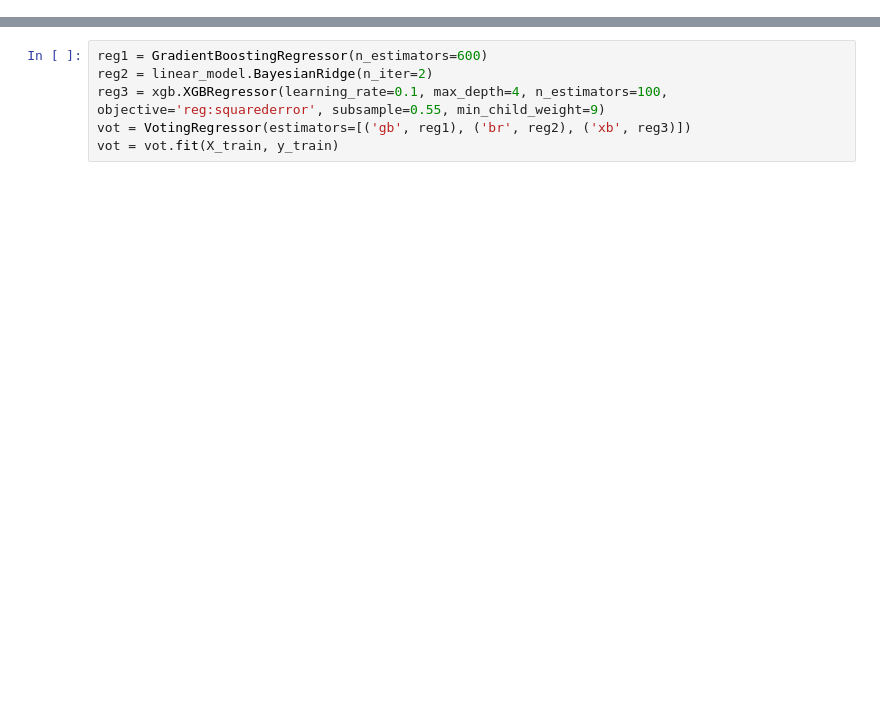
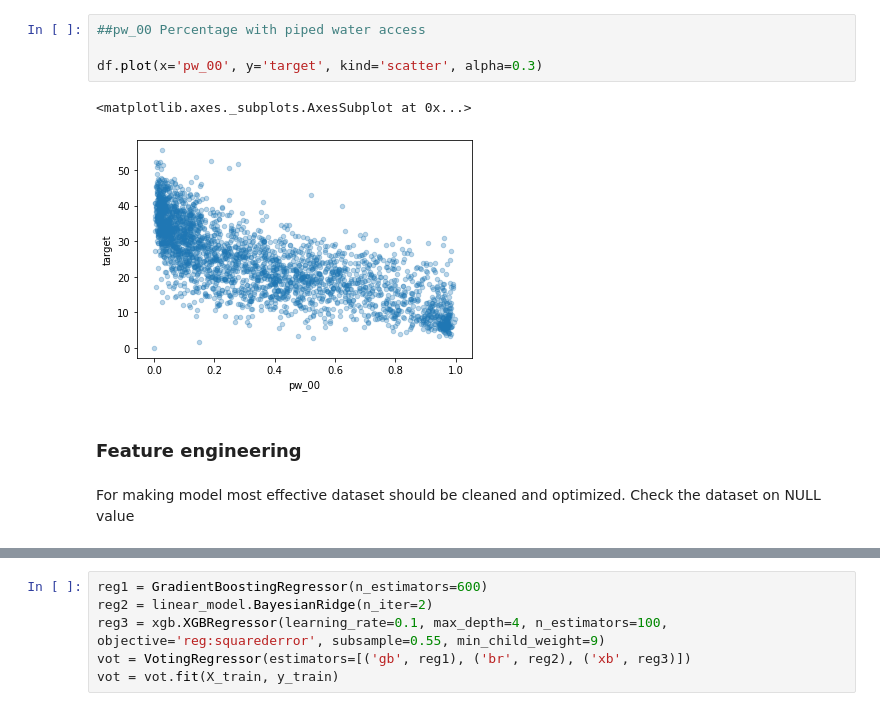
Before and after one commit to bluefrog1/datascience, a Jupyter notebook: women-headed_households.ipynb, the cells around one changed output, grey strips where cells are left out. Saved outputs shown, nothing was run; the diff lists cells and outputs as text; blank space fills up the shorter version.

```diff
--- a/women-headed_households.ipynb
+++ b/women-headed_households.ipynb
@@ -103,0 +120,12 @@ X_train, X_test, y_train, y_test = train_test_split(X, y, random_state=750, stra
+# %%
+##pw_00 Percentage with piped water access
+
+df.plot(x='pw_00', y='target', kind='scatter', alpha=0.3)
+# %% [output]
+<matplotlib.axes._subplots.AxesSubplot at 0x...>
+[figure, added]
+# %% [markdown]
+### Feature engineering
+# %% [markdown]
+For making model most effective dataset should be cleaned and optimized.
+Check the dataset on NULL value
```
Also changed, not shown: parts of 48 cells of this notebook.
